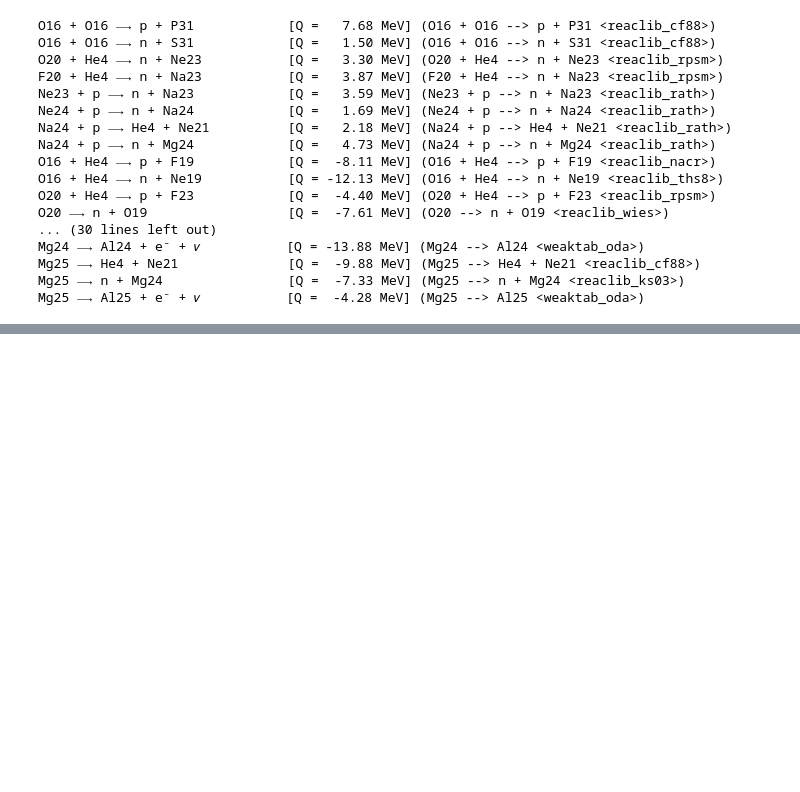
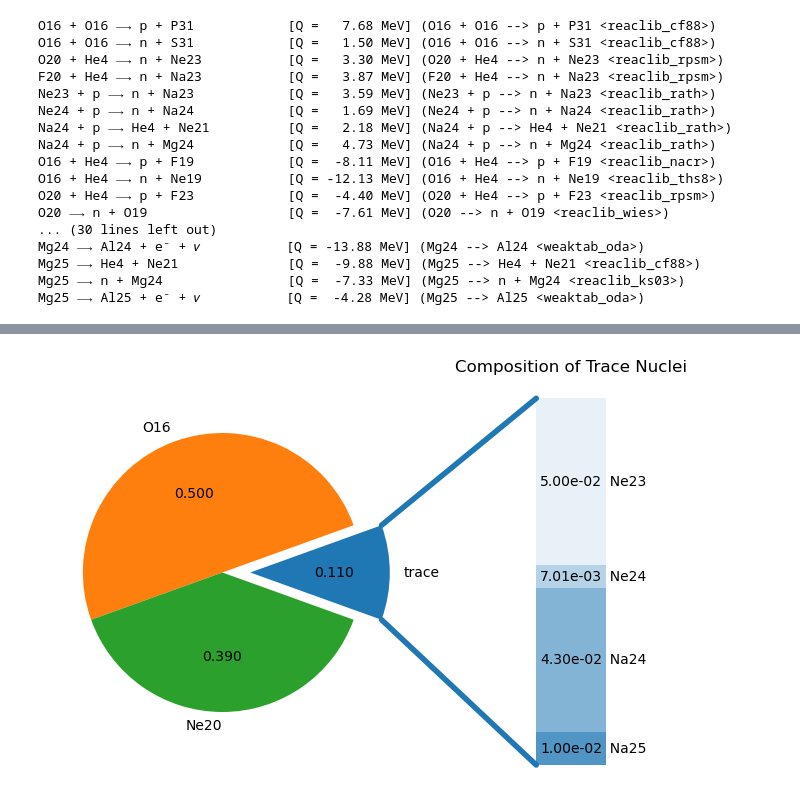
Before and after one commit to zingale/mesa-labs, a Jupyter notebook: mesa-missing-rates.ipynb, the cells around one changed output, grey strips where cells are left out. Saved outputs shown, nothing was run; the diff lists cells and outputs as text; code cells hidden in the pictures; blank space fills up the shorter version.

```diff
--- a/mesa-missing-rates.ipynb
+++ b/mesa-missing-rates.ipynb
@@ -99,0 +90,3 @@ r0.products == r1.products
+# %%
+rho, T, comp = mesa_zones[500]
+rho, T
@@ -99,0 +155,4 @@ r0.products == r1.products
+# %%
+fig = comp.plot()
+# %% [output]
+[figure, added]
```
Also changed, not shown: parts of 17 cells of this notebook.
